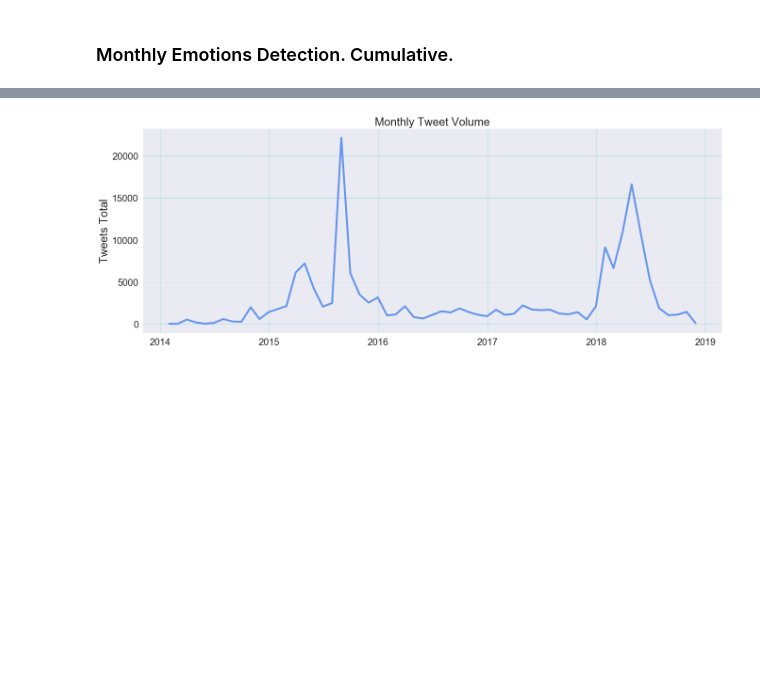
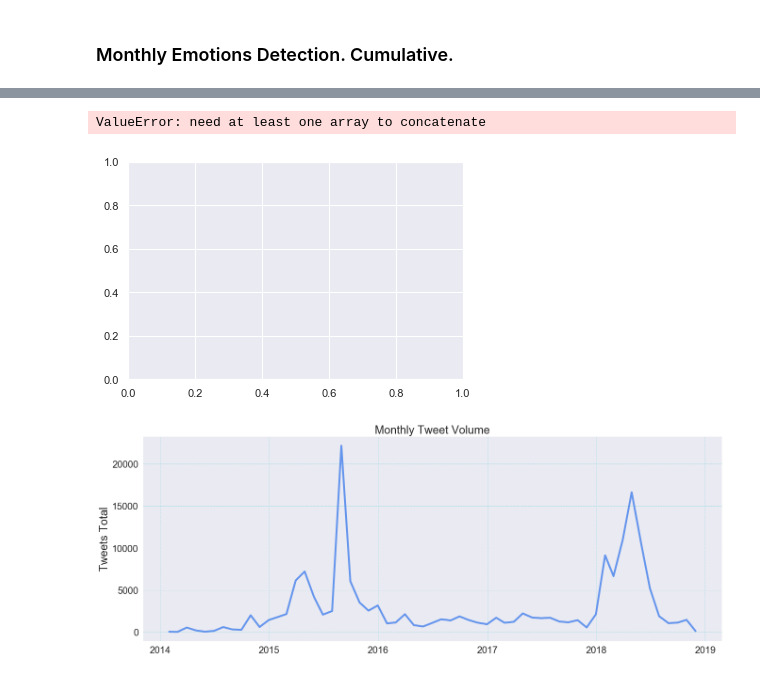
Before and after one commit to nastyasimpson/Emotion_Detection_Elections, a Jupyter notebook: Emotions_Frequencies_Time_Series.ipynb, the cells around one changed output, grey strips where cells are left out. Drawn from its saved outputs; the diff is of its cells as text; code cells hidden in the pictures; blank space fills up the shorter version.

```diff
--- a/Emotions_Frequencies_Time_Series.ipynb
+++ b/Emotions_Frequencies_Time_Series.ipynb
@@ -575,3 +599,38 @@ plt.show()
+# %%
+
+
+norm_month = [norm_monthly_disgust, norm_monthly_surprise, norm_monthly_neutral, norm_monthly_anger,
+             norm_monthly_sad, norm_monthly_happy, norm_monthly_fear ]
+
+
+x = [disgust_time.index, surprise_time.index, neutral_time.index, anger_time.index, sad_time.index, happy_time.index, fear_time.index]
+
+plt.stackplot(x,y = norm_month, labels=['A','B','C', 'd', 'e', 'f', 'g'])
+
+plt.figure(figsize=(22,8))
+# sns.set(style="darkgrid")
+# plt.plot(norm_monthly_disgust,  c = 'mediumorchid', linewidth=2.5, label = 'disgust')
+
+# plt.plot(norm_monthly_surprise,  c = 'cyan', linewidth=2.5, label = 'surprise')
+# plt.plot(norm_monthly_neutral,  c = 'lightpink', linewidth=2.5, label = 'neutral')
+# plt.plot(norm_monthly_anger,  c = 'darkslateblue', linewidth=2.5, label = 'anger')
+# plt.plot(norm_monthly_sad,  c = 'sienna', linewidth=2.5, label = 'sad')
+# plt.plot(norm_monthly_happy,  c = 'yellow', linewidth=2.5, label = 'happy')
+# plt.plot(norm_monthly_fear,  c = 'tomato', linewidth=2.5, label = 'fear')
+
+
+# plt.legend(borderpad=2.5, fontsize = 15, loc='upper center')
+# plt.xticks(fontsize = 20)
+# plt.yticks(fontsize = 20)
+# plt.ylabel('Cumulative Emotion Detection. Tweets ', fontsize = 20)
+# plt.grid(c = 'lemonchiffon', linestyle = '--')
+# plt.title('Detecting Seven Basic Emotions: 2014 -- 2019 \n Normalized ', fontsize = 24)
+# # plt.savefig('plots/norm_monthly_tweet_volume.png')
+
+# plt.show()
+# %% [output]
+ValueError: need at least one array to concatenate
+[figure, added]
 # %%
 plt.figure(figsize=(22,8))
 
```
Also changed, not shown: parts of 12 cells of this notebook, 2 other files.
